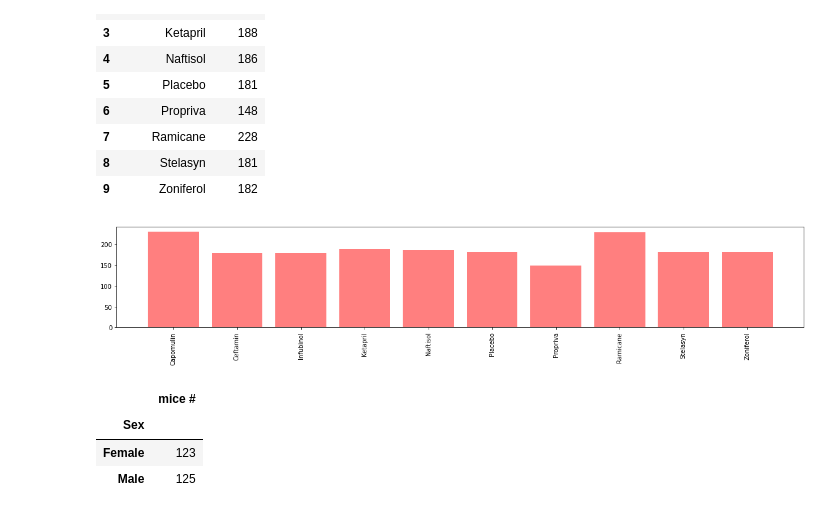
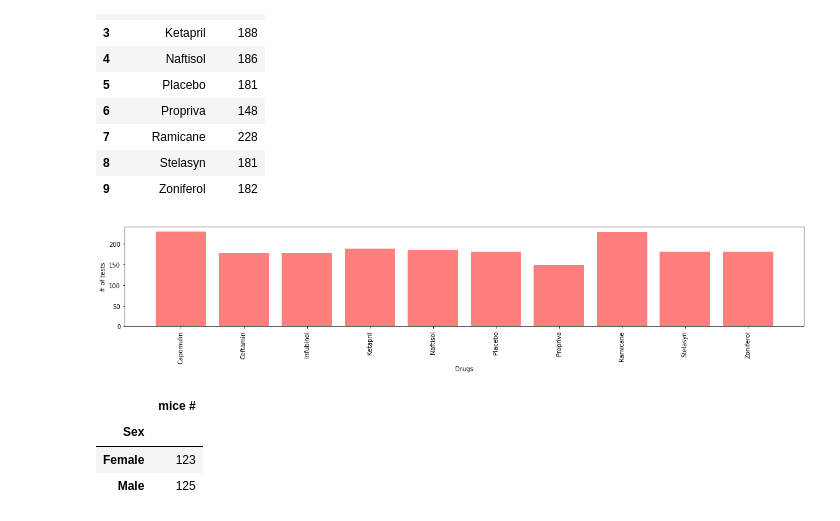
Before and after one commit to kentyjorge/matplotlib_challenge, a Jupyter notebook: pymaceuticals_starter.ipynb, the cells around one changed output. Saved outputs shown, nothing was run; the diff lists cells and outputs as text; code cells hidden in the pictures.

```diff
--- a/pymaceuticals_starter.ipynb
+++ b/pymaceuticals_starter.ipynb
@@ -222,13 +233,15 @@ drug_chart_index
 # %%
 # Generate a bar plot showing the total number of timepoints for all mice tested for each drug regimen using pyplot.
 x_axis = np.arange(len(drug_chart_index))
 tick_locations = [value for value in x_axis]
 plt.figure(figsize=(20,3))
 plt.bar(x_axis, drug_chart_index["# tests"], color='r', alpha=0.5, align="center")
 plt.xticks(tick_locations, drug_chart_index["Drug Regimen"], rotation="vertical")
+plt.ylabel("# of tests")
+plt.xlabel("Drugs")
 plt.show()
 # %% [output]
-[figure, old version]
+[figure, new version]
 # %%
 #create pie charts to show # of mice based on sex, group df from above on sex
 #count mice by unique mouse ID to get number of mice and store in variable
```
Also changed, not shown: parts of 9 cells of this notebook.
